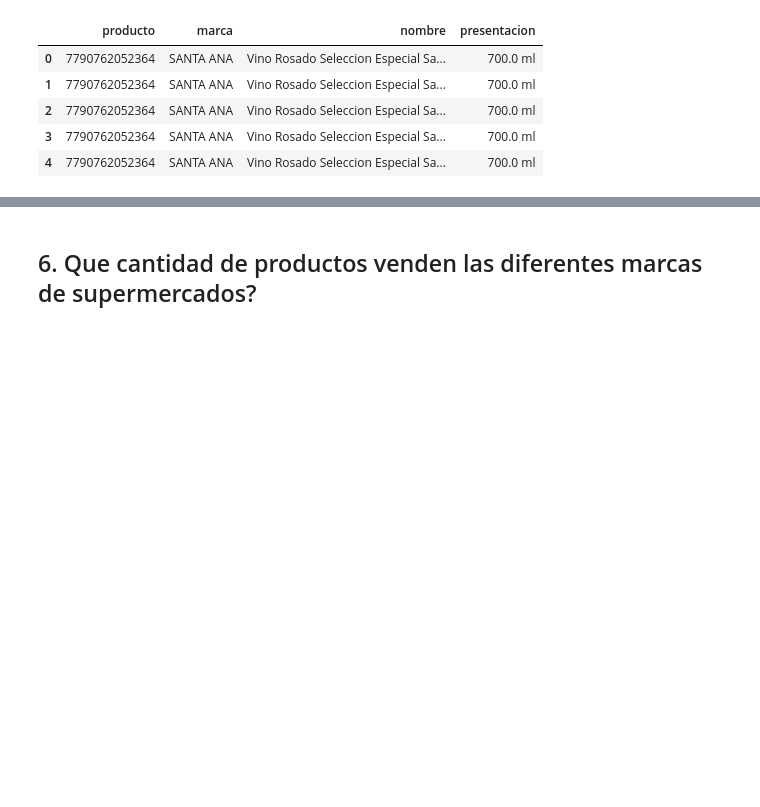
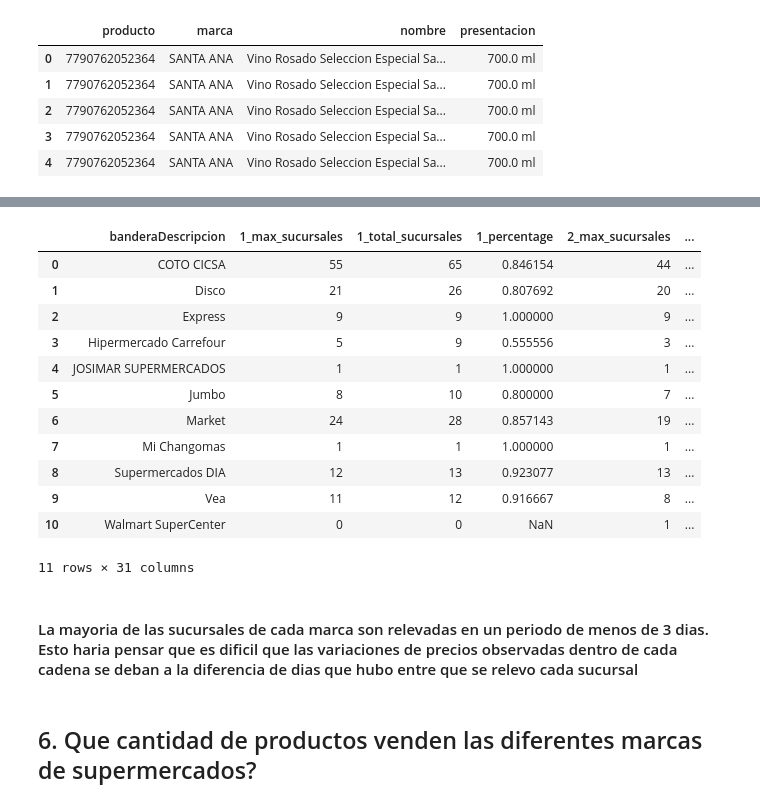
Before and after one commit to pabloveraML/DM_TP1, a Jupyter notebook: TP01 - preprocess - Tomas.ipynb, the cells around one changed output, grey strips where cells are left out. Cells and saved outputs as stored; diff of their text form; code cells hidden in the pictures; blank space fills up the shorter version.

Commit message:
variedad productos diferentes sucursales

```diff
--- a/TP01 - preprocess - Tomas.ipynb
+++ b/TP01 - preprocess - Tomas.ipynb
@@ -106,0 +138,10 @@ precio_producto_sucursal[['producto','marca', 'nombre', 'presentacion']].head()
+# %%
+d = {'sucursalId': ['nunique']}
+
+res = precio_producto_sucursal.groupby(['banderaDescripcion','medicion', 'fecha_dt']).agg(d)
+
+res.columns = ['_'.join(col) for col in res.columns.values]
+
+res = res.reset_index()
+
+res.head()
@@ -106,0 +155,29 @@ precio_producto_sucursal[['producto','marca', 'nombre', 'presentacion']].head()
+# %%
+res['fecha_dt'] = pd.to_datetime(res['fecha_dt'])
+# %%
+def get_combination_closer_days(day):
+
+    array_two_days_before = []
+
+    array_one_before_one_after = []
+
+    array_two_days_after = []
+
+    one_day_before = day - pd.Timedelta(days=1)
+
+    two_days_before = day - pd.Timedelta(days=2)
+
+    one_day_after = day + pd.Timedelta(days=1)
+
+    two_days_after = day + pd.Timedelta(days=2)
+
+    array_two_days_before.append(one_day_before.values[0])
+    array_two_days_before.append(two_days_before.values[0])
+
+    array_one_before_one_after.append(one_day_before.values[0])
+    array_one_before_one_after.append(one_day_after.values[0])
+
+    array_two_days_after.append(one_day_after.values[0])
+    array_two_days_after.append(two_days_after.values[0])
+
+    return array_two_days_before, array_one_before_one_after, array_two_days_after
@@ -107,3 +278,21 @@ precio_producto_sucursal[['producto','marca', 'nombre', 'presentacion']].head()
+# %%
+get_days_with_max_sucursales(res)
+# %% [output]
+|  | banderaDescripcion | 1_max_sucursales | 1_total_sucursales | 1_percentage | 2_max_sucursales | ... |
+| 0 | COTO CICSA | 55 | 65 | 0.846154 | 44 | ... |
+| 1 | Disco | 21 | 26 | 0.807692 | 20 | ... |
+| 2 | Express | 9 | 9 | 1.000000 | 9 | ... |
+| 3 | Hipermercado Carrefour | 5 | 9 | 0.555556 | 3 | ... |
+| 4 | JOSIMAR SUPERMERCADOS | 1 | 1 | 1.000000 | 1 | ... |
+| 5 | Jumbo | 8 | 10 | 0.800000 | 7 | ... |
+| 6 | Market | 24 | 28 | 0.857143 | 19 | ... |
+| 7 | Mi Changomas | 1 | 1 | 1.000000 | 1 | ... |
+| 8 | Supermercados DIA | 12 | 13 | 0.923077 | 13 | ... |
+| 9 | Vea | 11 | 12 | 0.916667 | 8 | ... |
+| 10 | Walmart SuperCenter | 0 | 0 | NaN | 1 | ... |
+11 rows × 31 columns
+# %% [markdown]
+#### La mayoria de las sucursales de cada marca son relevadas en un periodo de menos de 3 dias. Esto haria pensar que es dificil que las variaciones de precios observadas dentro de cada cadena se deban a la diferencia de dias que hubo entre que se relevo cada sucursal
 # %% [markdown]
 ## 6. Que cantidad de productos venden las diferentes marcas de supermercados?
 # %%
```
Also changed, not shown: parts of 17 cells of this notebook.
